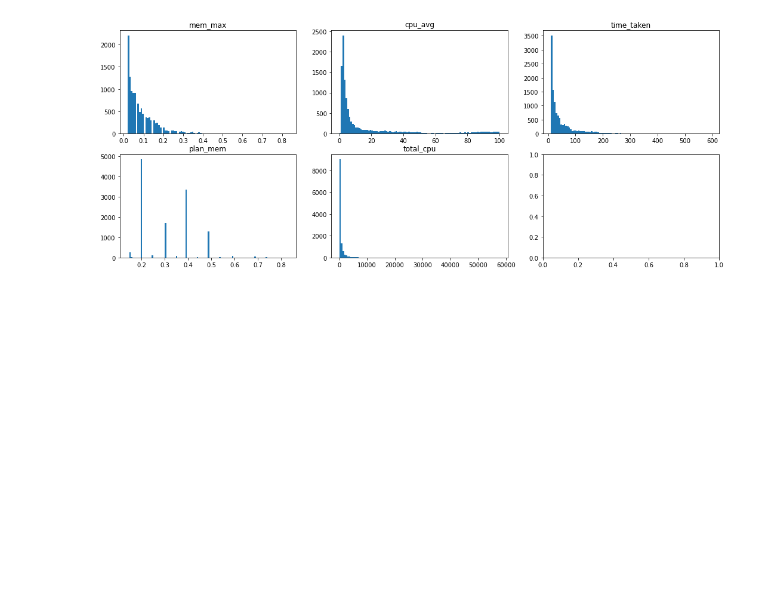
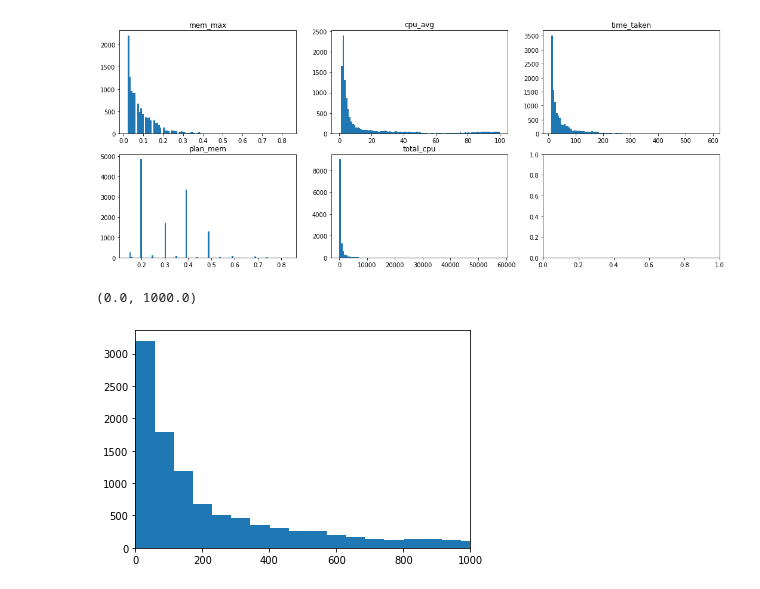
Before and after one commit to pseudo-rnd-thoughts/Elastic-Resource-Allocation, a Jupyter notebook: models/alibaba_cluster/alibaba.ipynb, the cells around one changed output. Cells and saved outputs as stored; diff of their text form; code cells hidden in the pictures; blank space fills up the shorter version.

```diff
--- a/models/alibaba_cluster/alibaba.ipynb
+++ b/models/alibaba_cluster/alibaba.ipynb
@@ -26,6 +26,13 @@ for ax, col in zip(axs.flatten(), ['mem_max', 'cpu_avg', 'time_taken', 'plan_mem
     ax.set_title(col)
 # %% [output]
 [figure]
+# %%
+ax = plt.subplot()
+ax.hist(df['total_cpu'], bins=1000)
+ax.set_xlim(0, 1000)
+# %% [output]
+(0.0, 1000.0)
+[figure, added]
 # %%
 fig, axs = plt.subplots(1, 5, figsize=(15, 5))
 axs[0].hist([task.required_storage for task in tasks], bins=100)
```
Also changed, not shown: parts of 2 cells of this notebook, 2 other files.
